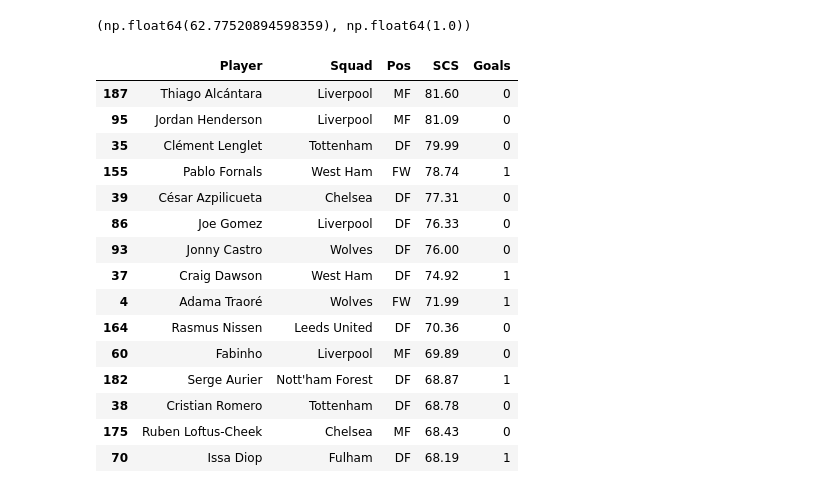
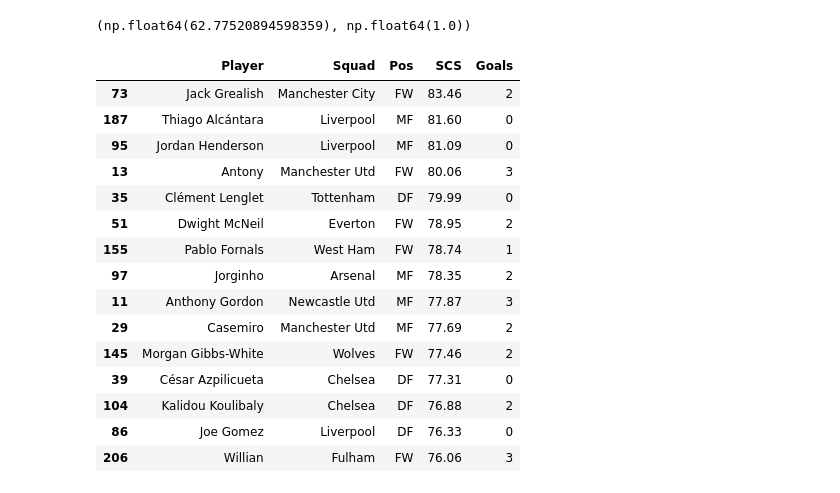
Before and after one commit to lokesh-sangwan/invisible-11, a Jupyter notebook: notebooks/data_exploration.ipynb, the cells around one changed output. Saved outputs shown, nothing was run; the diff lists cells and outputs as text; code cells hidden in the pictures.

Commit message:
Refine invisible contributor definition using domain-aware goal threshold

```diff
--- a/notebooks/data_exploration.ipynb
+++ b/notebooks/data_exploration.ipynb
@@ -385,26 +385,26 @@ scs_threshold, goal_threshold
 # %%
 invisible_players = df[
     (df["SCS"] >= scs_threshold) &
-    (df["Goals"] <= goal_threshold)
+    (df["Goals"] <= 3)
 ].sort_values("SCS", ascending=False)
 
 invisible_players["SCS"] = invisible_players["SCS"].round(2)
 
 invisible_players[["Player","Squad","Pos","SCS","Goals"]].head(15)
 # %% [output]
 |  | Player | Squad | Pos | SCS | Goals |
+| 73 | Jack Grealish | Manchester City | FW | 83.46 | 2 |
 | 187 | Thiago Alcántara | Liverpool | MF | 81.60 | 0 |
 | 95 | Jordan Henderson | Liverpool | MF | 81.09 | 0 |
+| 13 | Antony | Manchester Utd | FW | 80.06 | 3 |
 | 35 | Clément Lenglet | Tottenham | DF | 79.99 | 0 |
+| 51 | Dwight McNeil | Everton | FW | 78.95 | 2 |
 | 155 | Pablo Fornals | West Ham | FW | 78.74 | 1 |
+| 97 | Jorginho | Arsenal | MF | 78.35 | 2 |
+| 11 | Anthony Gordon | Newcastle Utd | MF | 77.87 | 3 |
+| 29 | Casemiro | Manchester Utd | MF | 77.69 | 2 |
+| 145 | Morgan Gibbs-White | Wolves | FW | 77.46 | 2 |
 | 39 | César Azpilicueta | Chelsea | DF | 77.31 | 0 |
+| 104 | Kalidou Koulibaly | Chelsea | DF | 76.88 | 2 |
 | 86 | Joe Gomez | Liverpool | DF | 76.33 | 0 |
-| 93 | Jonny Castro | Wolves | DF | 76.00 | 0 |
-| 37 | Craig Dawson | West Ham | DF | 74.92 | 1 |
-| 4 | Adama Traoré | Wolves | FW | 71.99 | 1 |
-| 164 | Rasmus Nissen | Leeds United | DF | 70.36 | 0 |
-| 60 | Fabinho | Liverpool | MF | 69.89 | 0 |
-| 182 | Serge Aurier | Nott'ham Forest | DF | 68.87 | 1 |
-| 38 | Cristian Romero | Tottenham | DF | 68.78 | 0 |
-| 175 | Ruben Loftus-Cheek | Chelsea | MF | 68.43 | 0 |
-| 70 | Issa Diop | Fulham | DF | 68.19 | 1 |
+| 206 | Willian | Fulham | FW | 76.06 | 3 |
```
